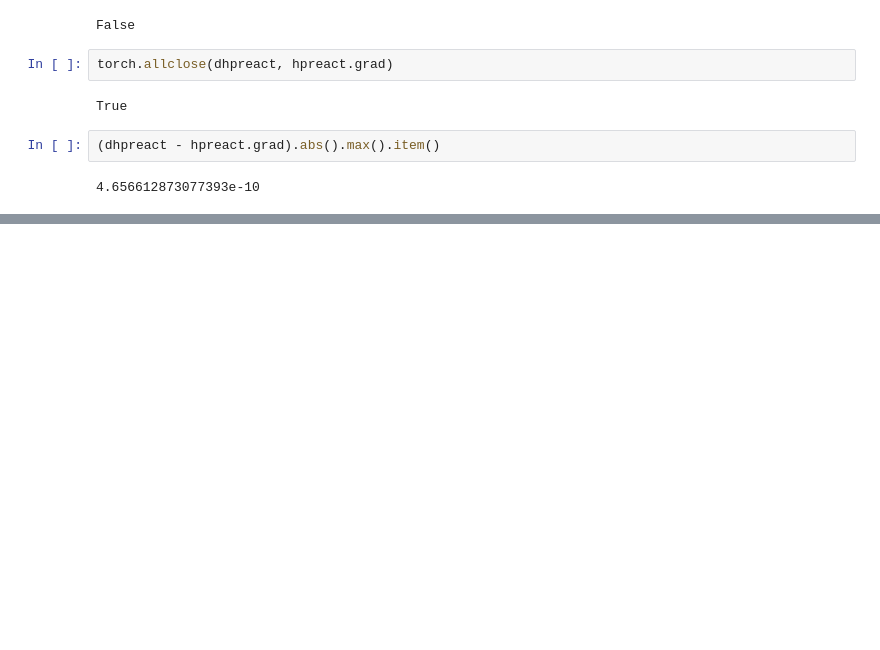
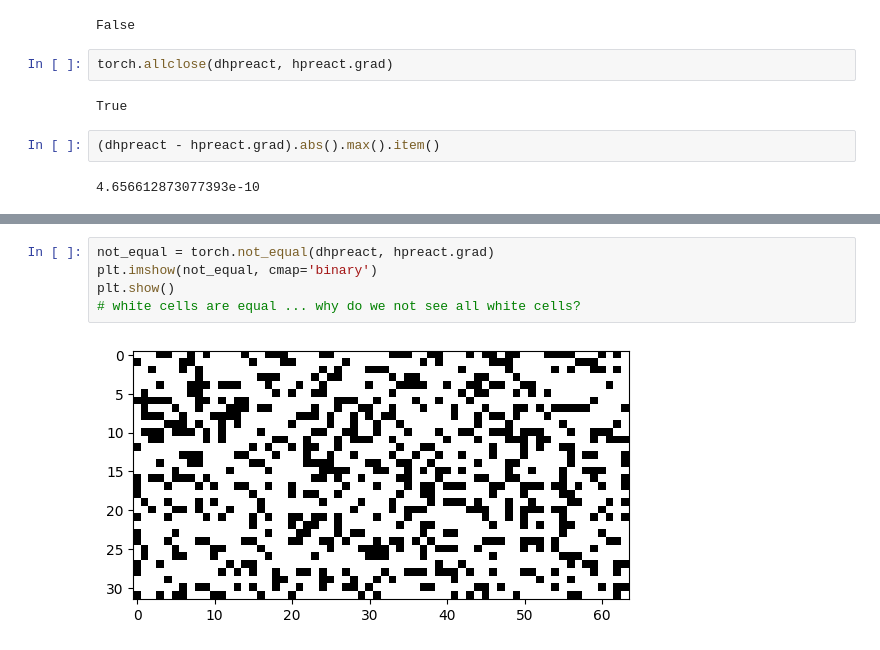
Before and after one commit to rkaunismaa/KarpathyNeuralNetworks, a Jupyter notebook: makemore_part4_backprop.ipynb, the cells around one changed output, grey strips where cells are left out. Cells and saved outputs as stored; diff of their text form; blank space fills up the shorter version.

Commit message:
some more comments on hpreact

```diff
--- a/makemore_part4_backprop.ipynb
+++ b/makemore_part4_backprop.ipynb
@@ -484 +487,8 @@ tensor([[ 0.0000e+00,  0.0000e+00,  0.0000e+00,  ...,  0.0000e+00,
           2.9104e-11,  0.0000e+00]], grad_fn=<SubBackward0>)
+# %%
+not_equal = torch.not_equal(dhpreact, hpreact.grad)
+plt.imshow(not_equal, cmap='binary')
+plt.show()
+# white cells are equal ... why do we not see all white cells?
+# %% [output]
+[figure, added]
```
Also changed, not shown: parts of 6 cells of this notebook.
